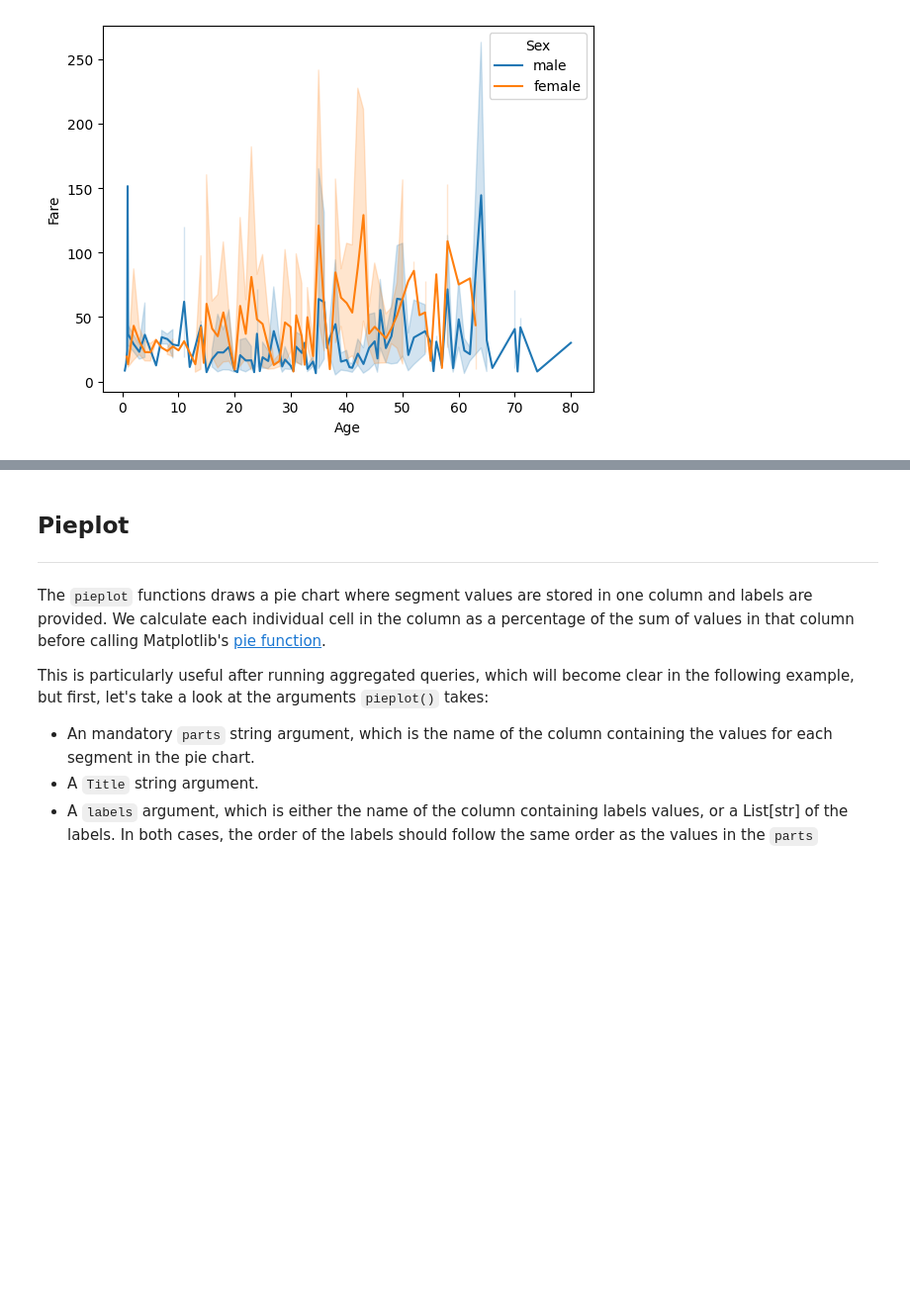
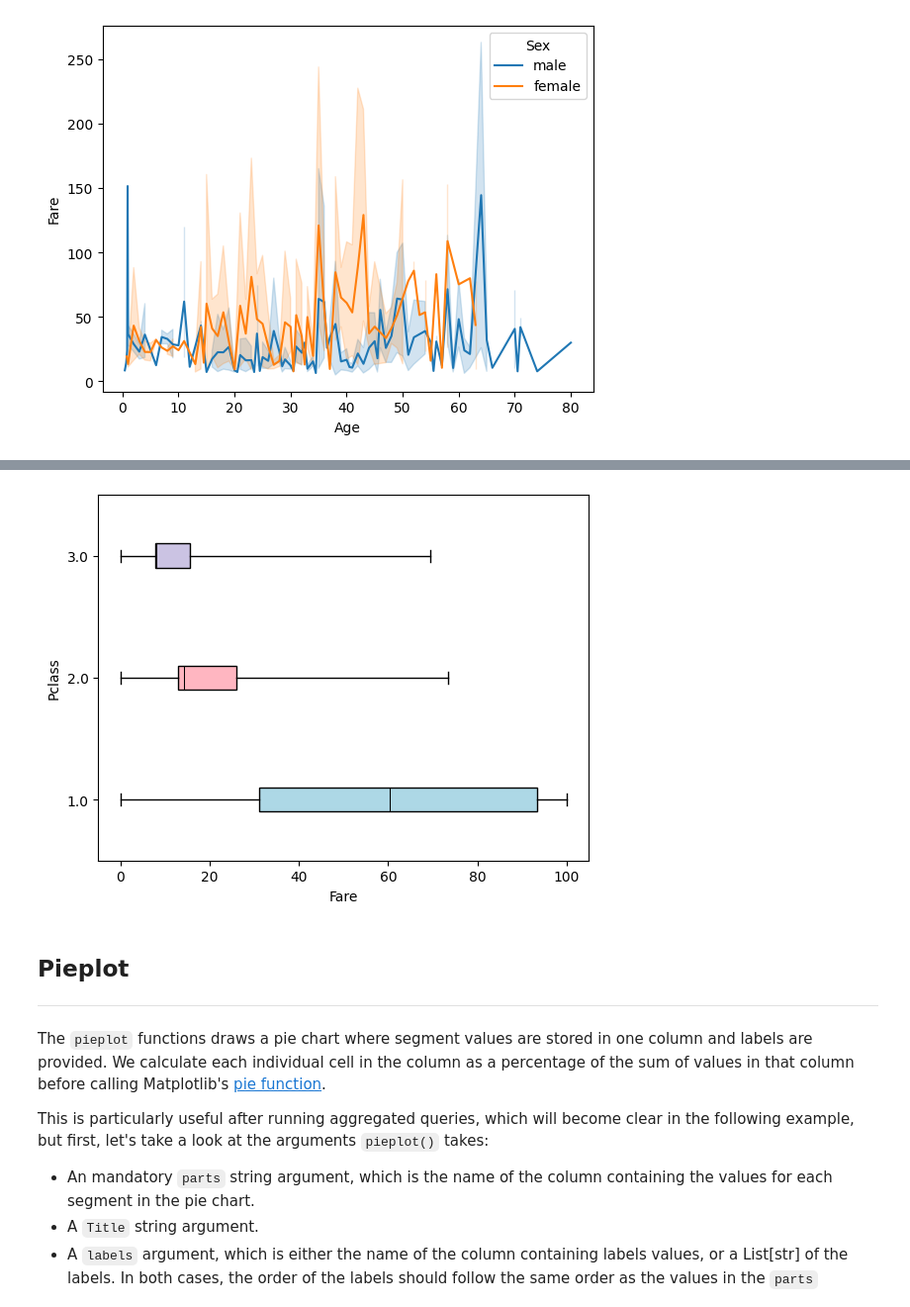
Before and after one commit to mithril-security/bastionlab, a Jupyter notebook: docs/docs/tutorials/visualization.ipynb, the cells around one changed output, grey strips where cells are left out. Shown at 99% size. Saved outputs shown, nothing was run; the diff lists cells and outputs as text; code cells hidden in the pictures; blank space fills up the shorter version.

```diff
--- a/docs/docs/tutorials/visualization.ipynb
+++ b/docs/docs/tutorials/visualization.ipynb
@@ -259,3 +250,8 @@ clipped.boxplot(
+# %%
+# create same boxplot as previously but with different aesthetic options
+clipped.boxplot(y="Fare", x="Pclass", vertical=False, colors="light", widths=0.2)
+# %% [output]
+[figure, added]
 # %% [markdown]
 ## Pieplot
 ________________________________________________________________________________
```
Also changed, not shown: parts of 19 cells of this notebook, 6 other files.
